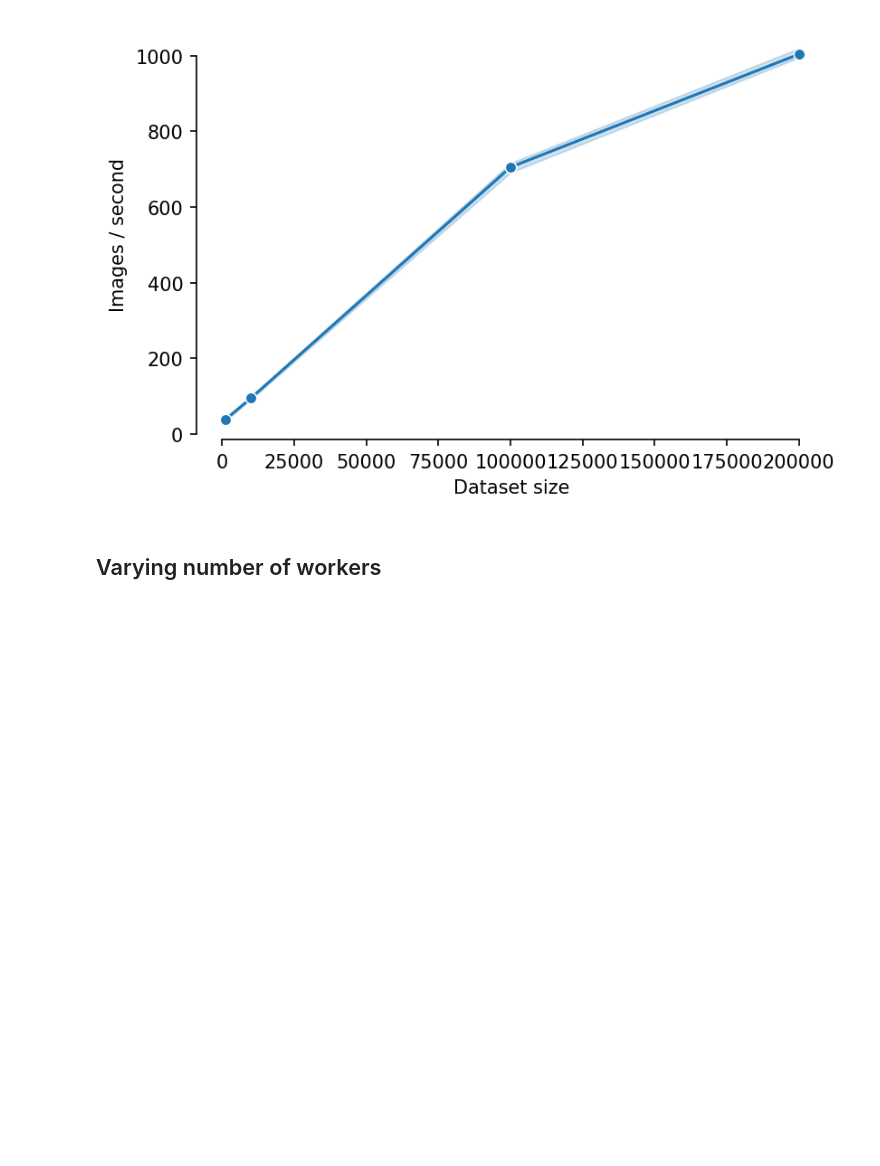
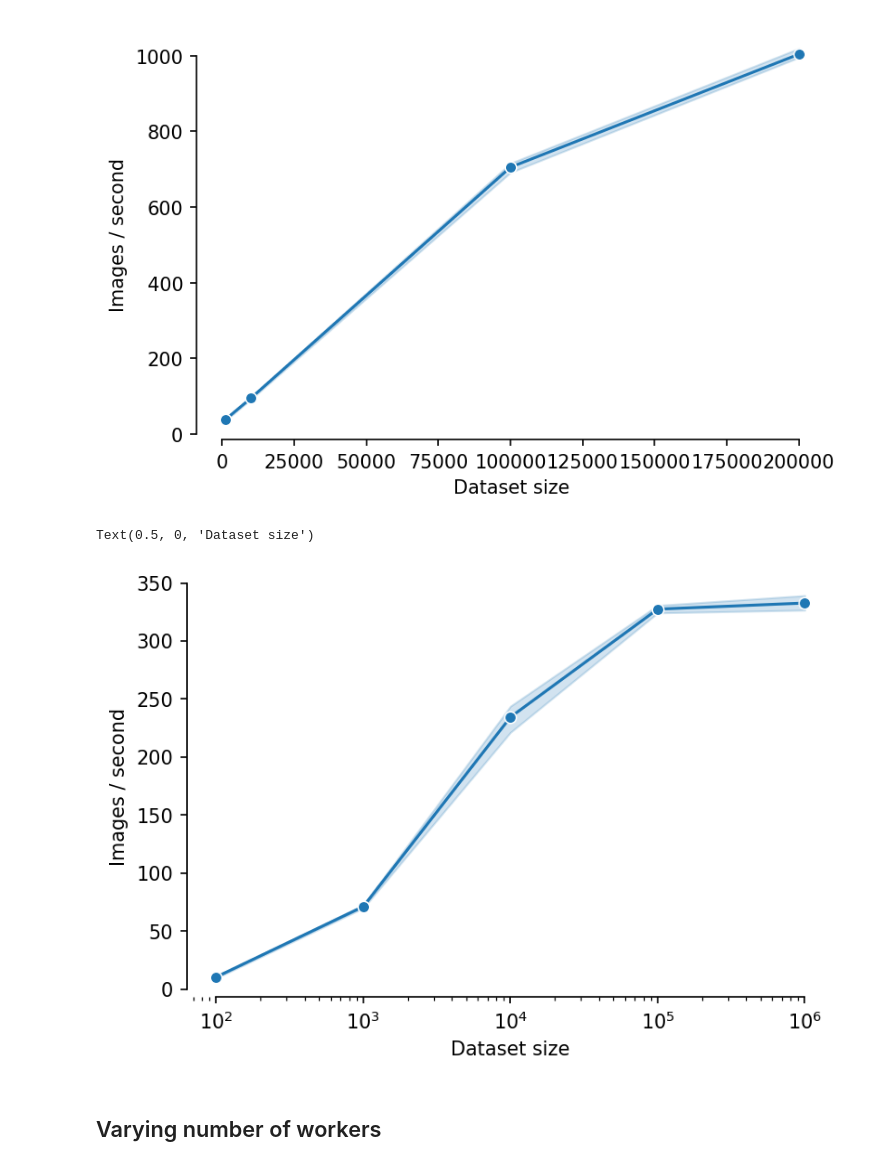
Before and after one commit to ScalableCytometryImageProcessing/benchmark, a Jupyter notebook: benchmark_results.ipynb, the cells around one changed output. Drawn from its saved outputs; the diff is of its cells as text; code cells hidden in the pictures; blank space fills up the shorter version.

```diff
--- a/benchmark_results.ipynb
+++ b/benchmark_results.ipynb
@@ -90,5 +91,27 @@ ax.set_xlabel("Dataset size")
 plt.savefig("runtime.png")
 # %% [output]
 [figure]
+# %%
+# latest results on doduo, SCIP v0.1.10rc2+
+
+df = pandas.concat([
+    pandas.read_csv("benchmark_results/benchmark_20220707144126.csv")
+]).reset_index(drop=True)
+
+df["size"] = df["paths"].map(lambda a: int(Path(a[2:-2]).name[:-len(".zarr")]))
+df["images / second"] = df["size"] / df["runtime"]
+df["size"] = df["size"].astype('category')
+
+fig, ax = plt.subplots(dpi=150)
+seaborn.lineplot(ax=ax, data=df, x="size", y="images / second", marker="o")
+
+ax.set_xscale("log", base=10)
+
+seaborn.despine(ax=ax, trim=True)
+ax.set_ylabel("Images / second")
+ax.set_xlabel("Dataset size")
+# %% [output]
+Text(0.5, 0, 'Dataset size')
+[figure, added]
 # %% [markdown]
 ## Varying number of workers
```
Also changed, not shown: parts of 5 cells of this notebook.
